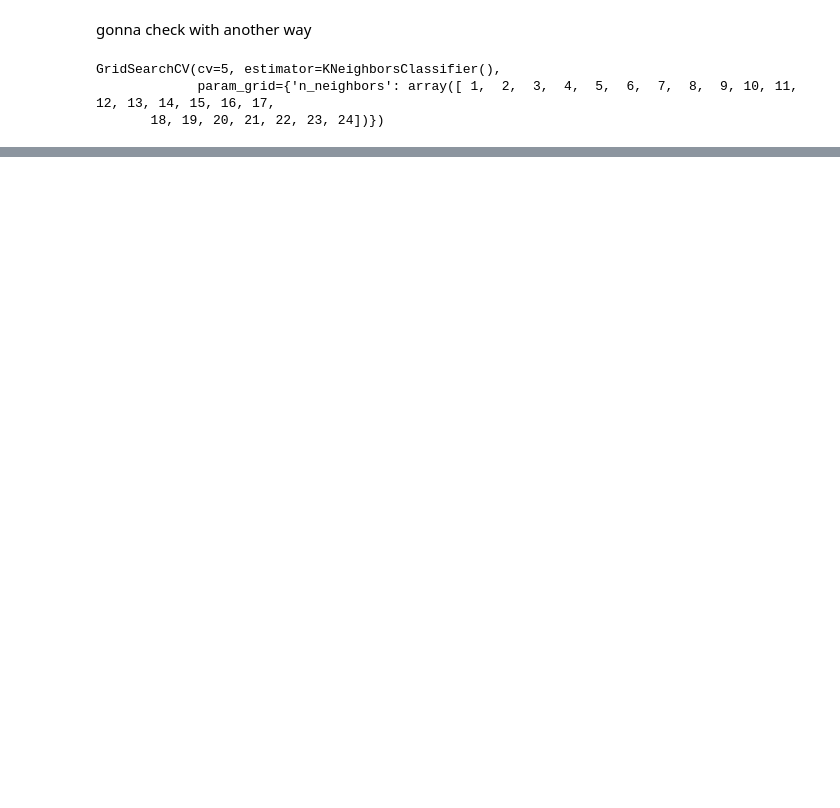
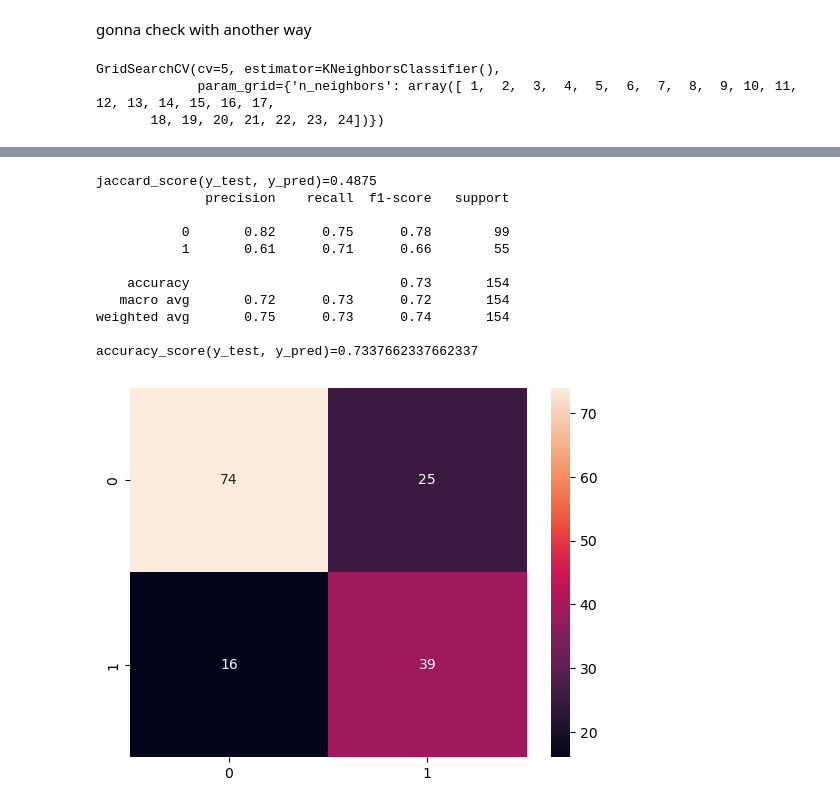
Before and after one commit to abduraaahim/diabetes-diagnosis, a Jupyter notebook: diabetes_diagnosis.ipynb, the cells around one changed output, grey strips where cells are left out. Drawn from its saved outputs; the diff is of its cells as text; code cells hidden in the pictures; blank space fills up the shorter version.

```diff
--- a/diabetes_diagnosis.ipynb
+++ b/diabetes_diagnosis.ipynb
@@ -185,0 +198,24 @@ plt.show()
+# %%
+xgb_model = XGBClassifier()
+xgb_model.fit(X_train, y_train)
+y_pred = xgb_model.predict(X_test)
+
+print(f'{jaccard_score(y_test, y_pred)=}')
+print(classification_report(y_test, y_pred))
+print(f'{accuracy_score(y_test, y_pred)=}')
+
+sns.heatmap(confusion_matrix(y_test, y_pred), annot=True)
+plt.show()
+# %% [output]
+jaccard_score(y_test, y_pred)=0.4875
+              precision    recall  f1-score   support
+
+           0       0.82      0.75      0.78        99
+           1       0.61      0.71      0.66        55
+
+    accuracy                           0.73       154
+   macro avg       0.72      0.73      0.72       154
+weighted avg       0.75      0.73      0.74       154
+
+accuracy_score(y_test, y_pred)=0.7337662337662337
+[figure, added]
```
Also changed, not shown: parts of 23 cells of this notebook.
